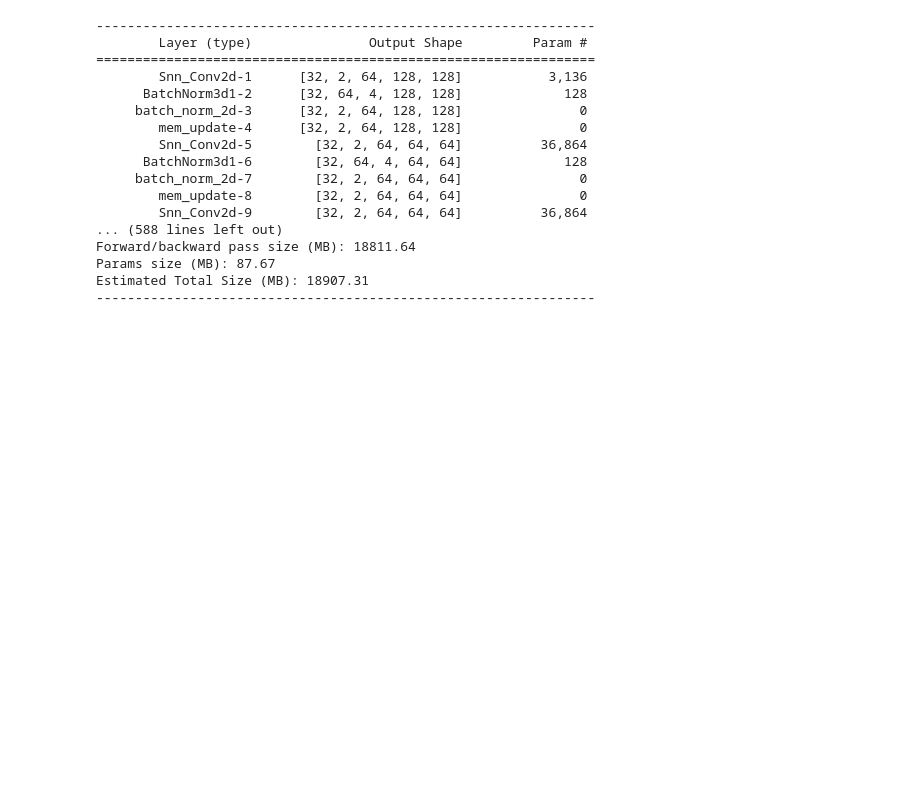
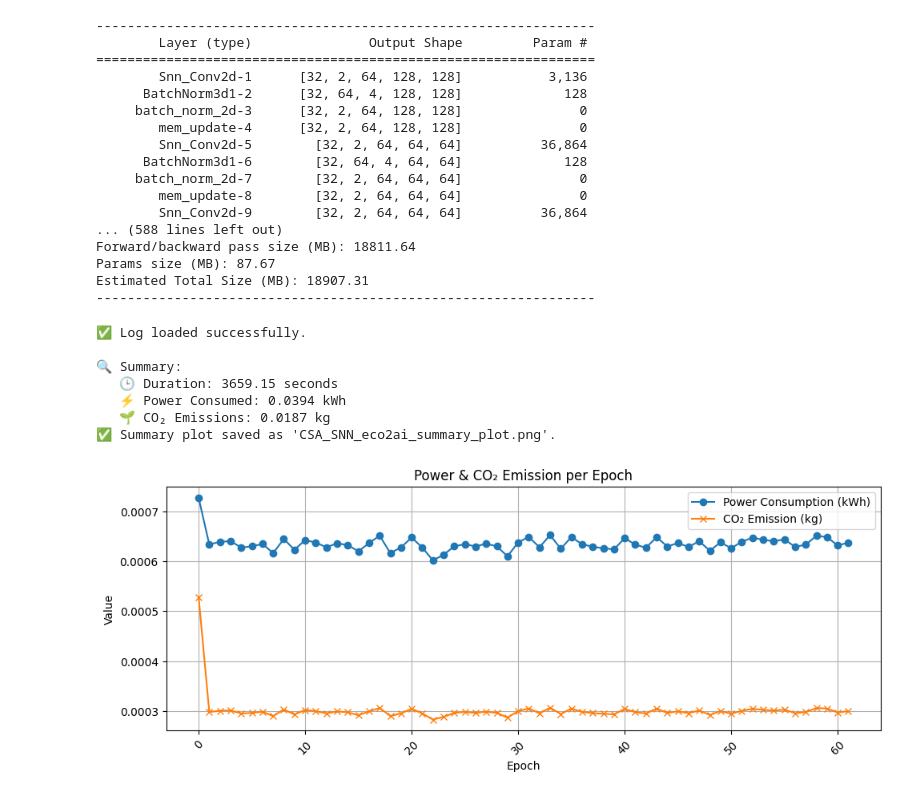
Before and after one commit to shadynagy111-eng/Spiking-Visual-attention-for-Medical-image-segmentation, a Jupyter notebook: Models/CSA_SNN/Collab_simple_train_power_calculation.ipynb, the cells around one changed output. Drawn from its saved outputs; the diff is of its cells as text; code cells hidden in the pictures; blank space fills up the shorter version.

```diff
--- a/Models/CSA_SNN/Collab_simple_train_power_calculation.ipynb
+++ b/Models/CSA_SNN/Collab_simple_train_power_calculation.ipynb
@@ -179,7 +179,16 @@ from google.colab import files
 # Download the Eco2AI Logs
 files.download("CSA_SNN_eco2ai_logs.csv")
 # %%
-summarize_eco2ai_log("CSA_SNN_eco2ai_logs.csv")
+summarize_eco2ai_log("E:/Code/Spiking-Visual-attention-for-Medical-image-segmentation/models/CSA_SNN/eco2ai/CSA_SNN_eco2ai_logs.csv")
+# %% [output]
+✅ Log loaded successfully.
+
+🔍 Summary:
+   🕒 Duration: 3659.15 seconds
+   ⚡ Power Consumed: 0.0394 kWh
+   🌱 CO₂ Emissions: 0.0187 kg
+✅ Summary plot saved as 'CSA_SNN_eco2ai_summary_plot.png'.
+[figure, added]
 # %%
 # Download the Eco2AI Plot
 files.download("CSA_SNN_eco2ai_summary_plot.png")
```
Also changed, not shown: parts of 1 cell of this notebook, 18 other files.
